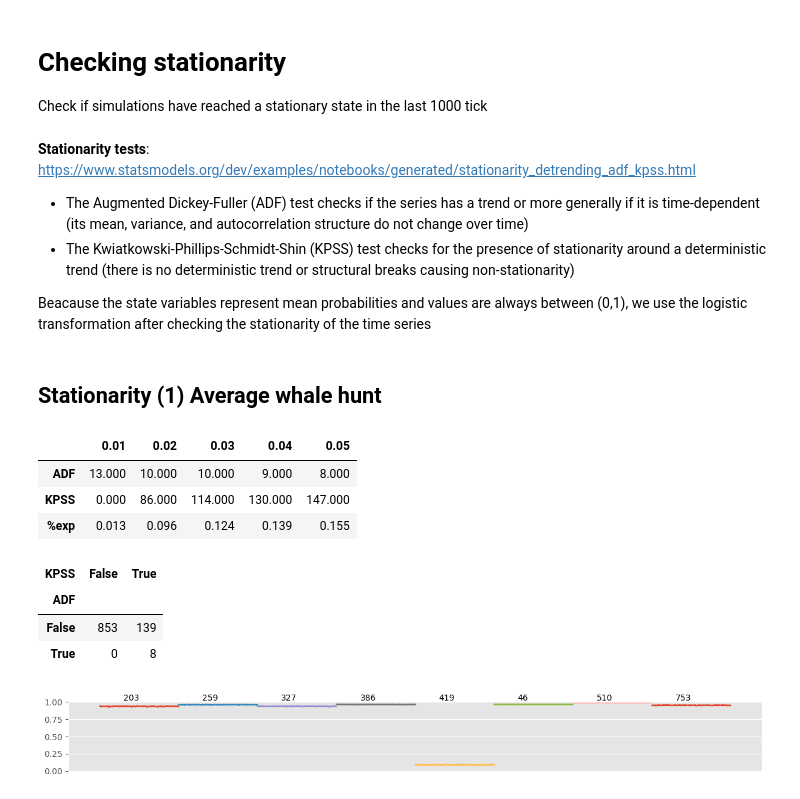
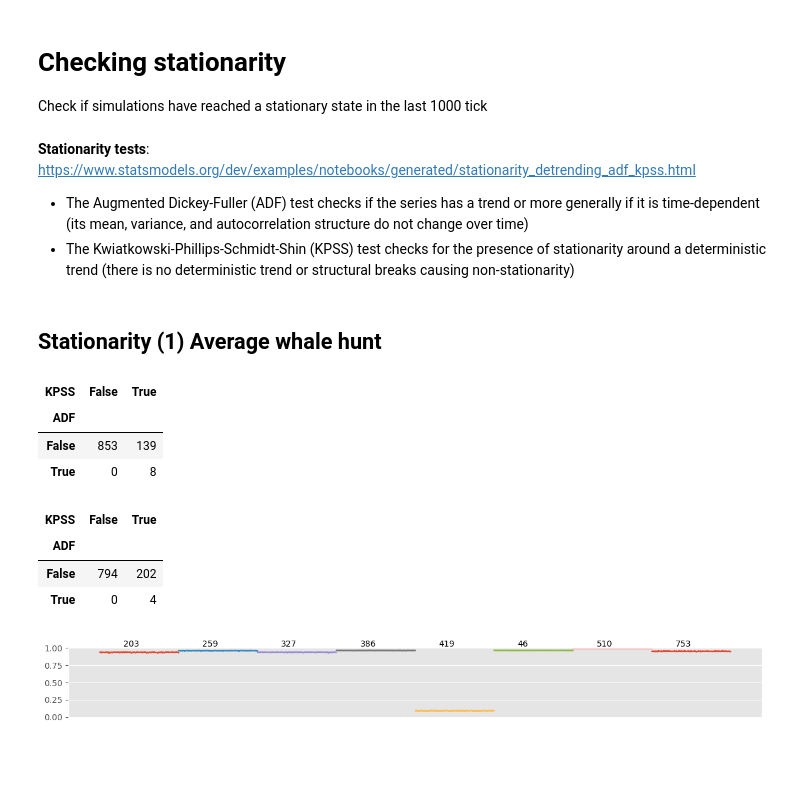
Before and after one commit to jismartin/kawesqarcoop, a Jupyter notebook: notebooks/lhs_analysis_exploration.ipynb, the cells around one changed output. Drawn from its saved outputs; the diff is of its cells as text; code cells hidden in the pictures; blank space fills up the shorter version.

```diff
--- a/notebooks/lhs_analysis_exploration.ipynb
+++ b/notebooks/lhs_analysis_exploration.ipynb
@@ -65,8 +65,6 @@ dfr=pd.read_csv('../results/stationary_state.csv')
 **Stationarity tests**: https://www.statsmodels.org/dev/examples/notebooks/generated/stationarity_detrending_adf_kpss.html
 - The Augmented Dickey-Fuller (ADF) test checks if the series has a trend or more generally if it is time-dependent (its mean, variance, and autocorrelation structure do not change over time)
 - The Kwiatkowski-Phillips-Schmidt-Shin (KPSS) test checks for the presence of stationarity around a deterministic trend (there is no deterministic trend or structural breaks causing non-stationarity)
-
-Beacause the state variables represent mean probabilities and values are always between (0,1), we use the logistic transformation after checking the stationarity of the time series
 # %% [markdown]
 ## Stationarity (1) Average whale hunt
 # %%
@@ -75,8 +73,7 @@ stationary_test = pd.DataFrame(columns=['experiment', 'ADF Statistic', 'ADF p-va
                                         'KPSS Statistic', 'KPSS p-value'])
 stationary_test['experiment'] = dfr['experiment'].unique()
 for exp in stationary_test['experiment']:
-    # logistic trasnformation of the time series
-    time_series = dfr[dfr['experiment'] == exp]['(mean) average-whale-hunt'].tail(1000).apply(lambda x: 1 / (1 + np.exp(-x)))
+    time_series = dfr[dfr['experiment'] == exp]['(mean) average-whale-hunt'].tail(1000)
     with warnings.catch_warnings(record=True) as w:
         adf_result = adfuller(time_series)
         kpss_result = kpss(time_series, regression='c')
@@ -84,18 +81,6 @@ for exp in stationary_test['experiment']:
         stationary_test.loc[exp, 'ADF p-value'] = adf_result[1]
         stationary_test.loc[exp, 'KPSS Statistic'] = kpss_result[0]
         stationary_test.loc[exp, 'KPSS p-value'] = kpss_result[1]
-# %%
-# Number of experiments with positive non-stationary test
-pdtest=pd.DataFrame([[len(stationary_test[stationary_test['ADF p-value'] > p]) for p in np.arange(0.01,0.051,0.01)],
-              [len(stationary_test[stationary_test['KPSS p-value'] < p]) for p in np.arange(0.01,0.051,0.01)]],
-              columns=np.arange(0.01,0.051,0.01), index=['ADF', 'KPSS'])
-pdtest.loc['%exp']=pdtest.sum(axis=0).values/len(stationary_test)
-pdtest
-# %% [output]
-|  | 0.01 | 0.02 | 0.03 | 0.04 | 0.05 |
-| ADF | 13.000 | 10.000 | 10.000 | 9.000 | 8.000 |
-| KPSS | 0.000 | 86.000 | 114.000 | 130.000 | 147.000 |
-| %exp | 0.013 | 0.096 | 0.124 | 0.139 | 0.155 |
 # %%
 p_threshold = 0.05
 stationary_test['ADF']=stationary_test['ADF p-value']>p_threshold
@@ -109,6 +94,19 @@ pd.crosstab(stationary_test['ADF'], stationary_test['KPSS'])
 | ADF |  |  |
 | False | 853 | 139 |
 | True | 0 | 8 |
+# %%
+p_threshold = 0.1
+stationary_test['ADF']=stationary_test['ADF p-value']>p_threshold
+stationary_test['KPSS']=stationary_test['KPSS p-value']<p_threshold
+stationary_test['stat']=1
+stationary_test.loc[stationary_test['ADF'] & stationary_test['KPSS'],'stat']=0 # both positive tests
+stationary_test.to_csv(f"../results/stationary_test1_{p_threshold:0.2f}.csv",index=False)
+pd.crosstab(stationary_test['ADF'], stationary_test['KPSS'])
+# %% [output]
+| KPSS | False | True |
+| ADF |  |  |
+| False | 794 | 202 |
+| True | 0 | 4 |
 # %%
 # Function to plot the time series of the experiments
 def plot_time_series(exps, dfr, var,C=10, Nsteps=1000):
```
Also changed, not shown: parts of 5 cells of this notebook, 2 other files.
